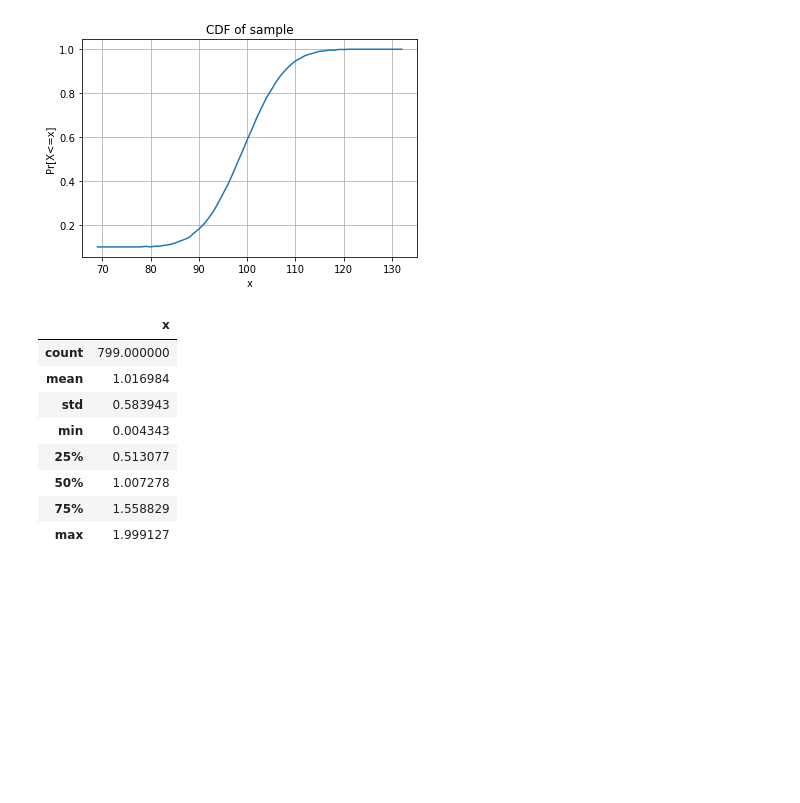
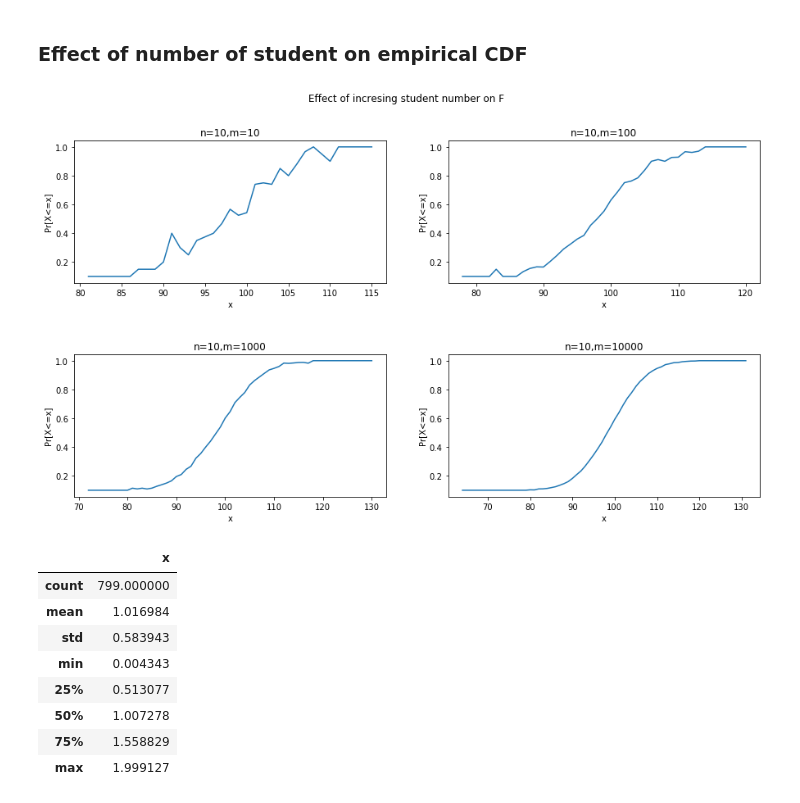
Before and after one commit to tonmoycsedu/Sample-CDF-Exploration, a Jupyter notebook: hw3.ipynb, the cells around one changed output. Saved outputs shown, nothing was run; the diff lists cells and outputs as text; code cells hidden in the pictures; blank space fills up the shorter version.

```diff
--- a/hw3.ipynb
+++ b/hw3.ipynb
@@ -70,3 +73,5 @@ plt.show()
+# %% [markdown]
+### Effect of number of student on empirical CDF
 # %%
 #m=10000
 import collections
@@ -109,15 +114,30 @@ def cal_avg_cdf(m):
     sorted_final = collections.OrderedDict(sorted(final.items()))
     #print(sorted_final)
     return sorted_final
-# %%
-sorted_final = cal_avg_cdf(10000)
-plt.figure('Cumulative Distribution')
-plt.plot(list(sorted_final.keys()),list(sorted_final.values()))
-plt.xlabel('x')
-plt.ylabel('Pr[X<=x]')
-plt.title('CDF of sample')
-plt.grid()
-plt.show()
-# %% [output]
-[figure, removed]
+# %%
+s1 = cal_avg_cdf(10) ###parameter m
+s2 = cal_avg_cdf(100)
+s3 = cal_avg_cdf(1000)
+s4 = cal_avg_cdf(10000)
+# %%
+f, ((ax1, ax2), (ax3, ax4)) = plt.subplots(2, 2,figsize=(15,8))
+f.subplots_adjust(hspace=0.5)
+f.suptitle('Effect of incresing student number on F')
+ax1.plot(list(s1.keys()),list(s1.values()))
+ax1.set_title("n=10,m=10")
+ax2.plot(list(s2.keys()),list(s2.values()))
+ax2.set_title("n=10,m=100")
+ax3.plot(list(s3.keys()),list(s3.values()))
+ax3.set_title("n=10,m=1000")
+ax4.plot(list(s4.keys()),list(s4.values()))
+ax4.set_title("n=10,m=10000")
+
+ax1.set(xlabel='x', ylabel='Pr[X<=x]')
+ax2.set(xlabel='x', ylabel='Pr[X<=x]')
+ax3.set(xlabel='x', ylabel='Pr[X<=x]')
+ax4.set(xlabel='x', ylabel='Pr[X<=x]')
+
+plt.show()
+# %% [output]
+[figure, added]
 # %%
```
Also changed, not shown: parts of 6 cells of this notebook.
